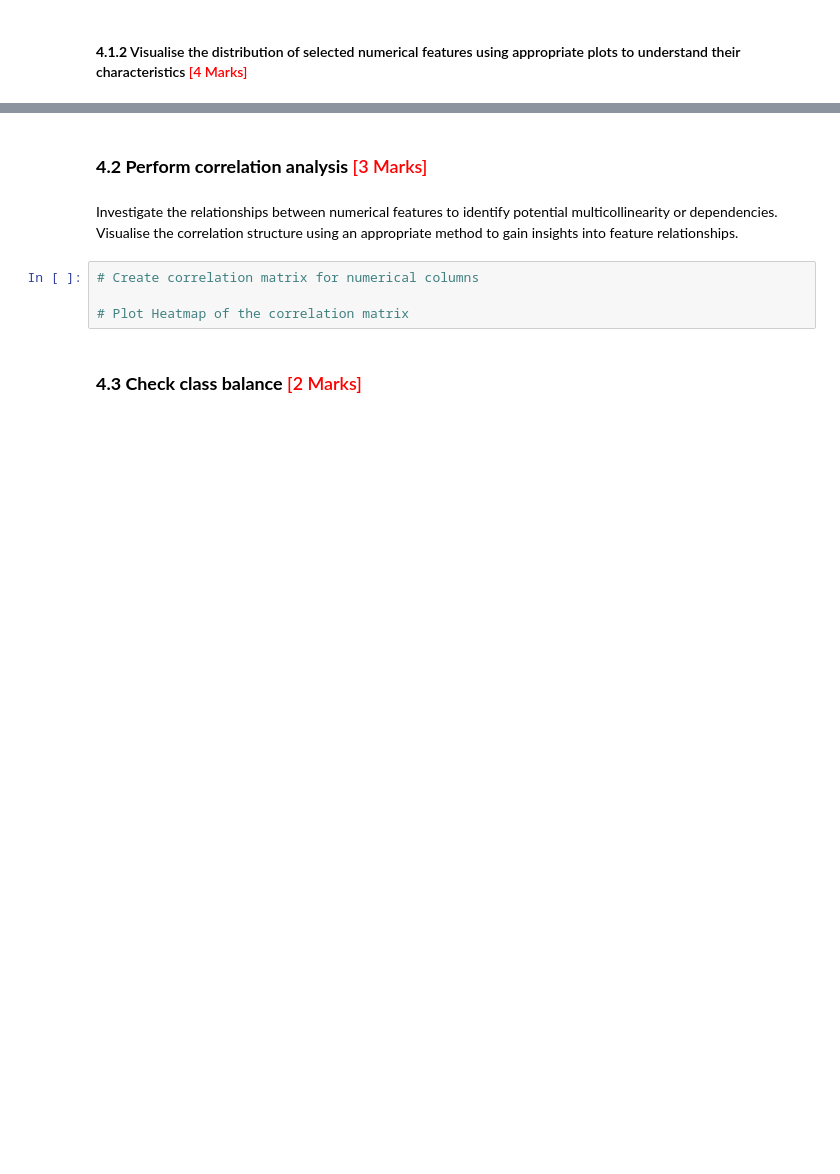
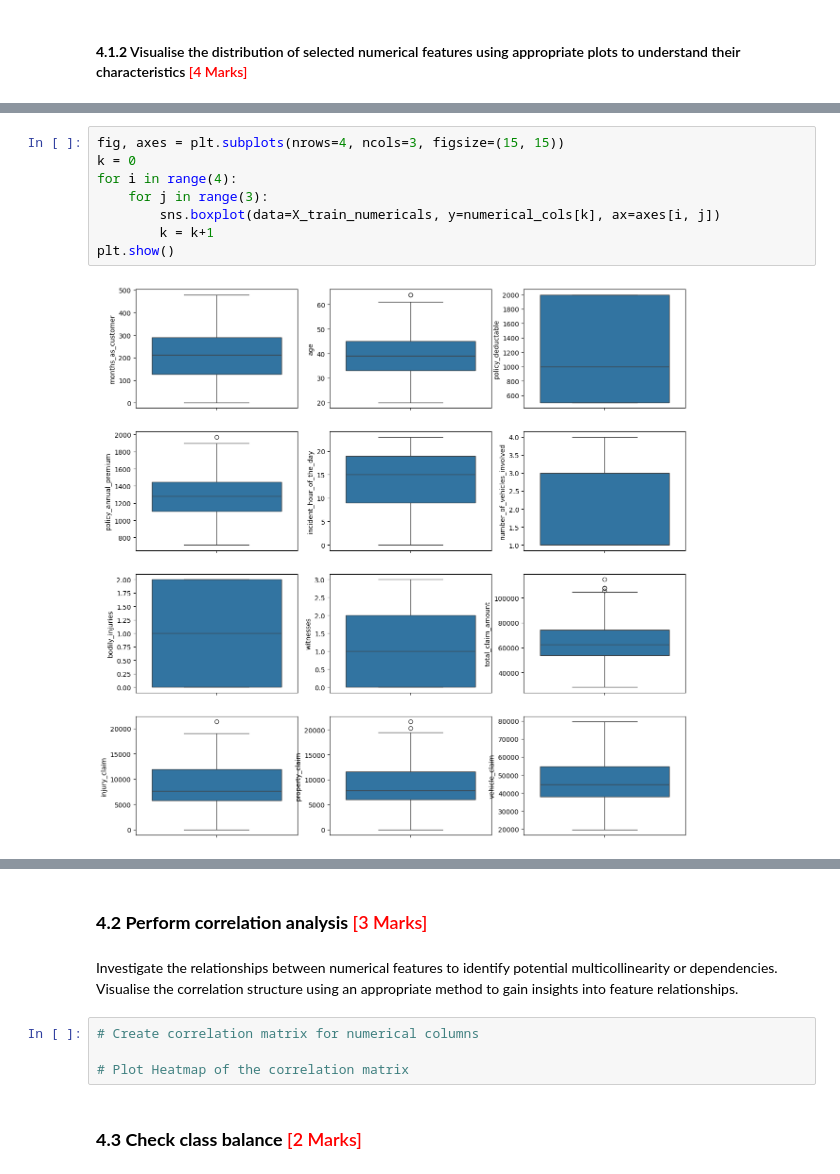
Before and after one commit to avanindra3/Fraudulent_Claim_Detection, a Jupyter notebook: Fraudulent_Claim_Detection.ipynb, the cells around one changed output, grey strips where cells are left out. Drawn from its saved outputs; the diff is of its cells as text; blank space fills up the shorter version.

```diff
--- a/Fraudulent_Claim_Detection.ipynb
+++ b/Fraudulent_Claim_Detection.ipynb
@@ -573,0 +602,10 @@ plt.show()
+# %%
+fig, axes = plt.subplots(nrows=4, ncols=3, figsize=(15, 15))
+k = 0
+for i in range(4):
+    for j in range(3):
+        sns.boxplot(data=X_train_numericals, y=numerical_cols[k], ax=axes[i, j])
+        k = k+1
+plt.show()
+# %% [output]
+[figure, added]
```
Also changed, not shown: parts of 15 cells of this notebook.
